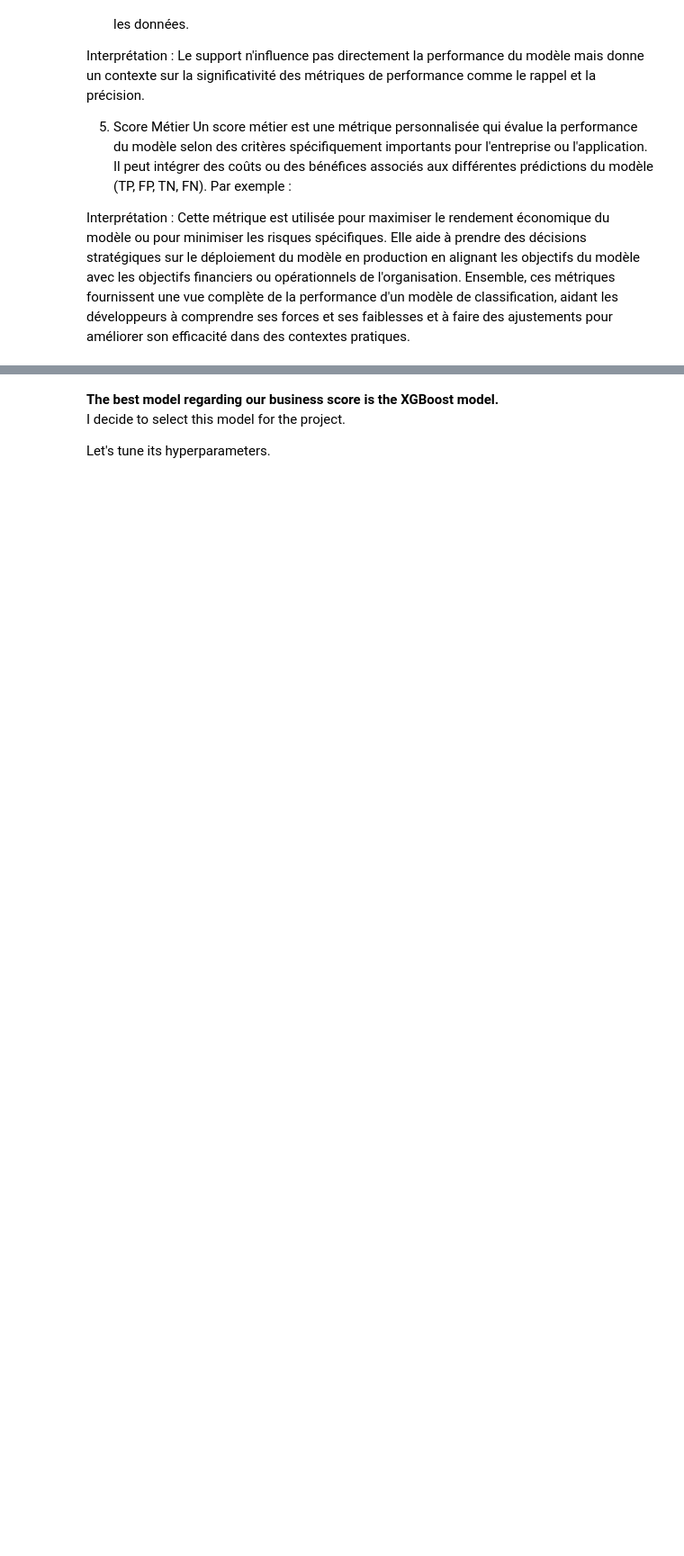
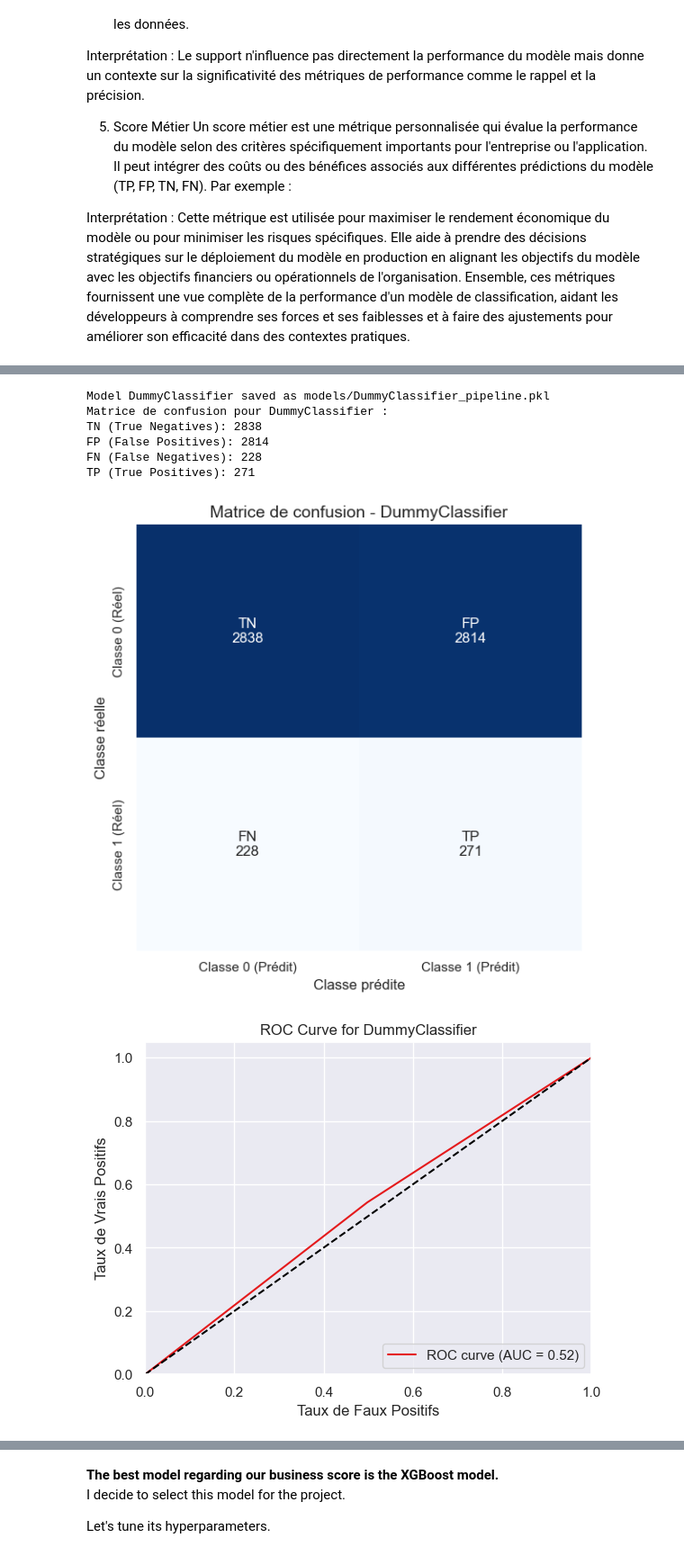
Before and after one commit to githublaure/oc_projet_7, a Jupyter notebook: notebooks/3-modelling.ipynb, the cells around one changed output, grey strips where cells are left out. Shown at 90% size. Drawn from its saved outputs; the diff is of its cells as text; code cells hidden in the pictures; blank space fills up the shorter version.

Commit message:
added sample datasets for train and new test data, updated modeeling notebook

```diff
--- a/notebooks/3-modelling.ipynb
+++ b/notebooks/3-modelling.ipynb
@@ -299,11 +400,11 @@ Missing values = 37539165 (20.11%)
 # %% [markdown]
 I fill the missing values with a simple imputer.
 # %%
-# Create imputer
+"""# Create imputer
 imp_mean = SimpleImputer(missing_values=np.nan, strategy='mean')
 
 # Fit to data
 imp_mean.fit(features)
 
 # Transform data
-features_fill = imp_mean.transform(features)
+features_fill = imp_mean.transform(features)"""
@@ -312,5 +415,5 @@ features_fill = imp_mean.transform(features)
 # %% [markdown]
 I split the data into training and testing sets.
 # %%
-# Split dataset (filled)
-x_train, x_test, y_train, y_test = train_test_split(features_fill, target, train_size=TRAIN_SIZE, random_state=RANDOM_STATE)
+"""# Split dataset (filled)
+x_train, x_test, y_train, y_test = train_test_split(features_fill, target, train_size=TRAIN_SIZE, random_state=RANDOM_STATE)"""
@@ -380,0 +603,4 @@ def fbeta_scorer(beta=2):
+# %%
+model = LogisticRegression(solver='liblinear', random_state=42)
+model_name = 'LogisticRegression'
+beta, auc_score, accuracy, fbeta, clf_report, duration = train_and_log_model(model, model_name, data, betas=[0.5, 1, 2, 2.5])
@@ -501,27 +787 @@ def compute_roc_curve(y_true, y_pred_proba, model_name):
     return auc_score
-# %%
-
-# Fonction pour calculer les résultats de classification
-def compute_classification_results(model, model_name, x_test, y_test, beta=2):
-
-    # Prédire la probabilité de la classe 1 (défaut de remboursement)
-    y_pred_proba = model.predict_proba(x_test)[:,1]
-
-    # Prédire les classes
-    y_pred = model.predict(x_test)
-
-    # Afficher la matrice de confusion
-    display_confusion_matrix(y_test, y_pred, model_name=model_name)
-
-    # Tracer la courbe ROC et calculer le score AUC
-    auc_score = compute_roc_curve(y_test, y_pred_proba, model_name=model_name)
-
-    # Calculer le rapport de classification
-    clf_report = pd.DataFrame(classification_report(y_test, y_pred, output_dict=True)).transpose()
-    display(clf_report)
-
-    # Calculer le F-beta score
-    fbeta = fbeta_score(y_test, y_pred, beta=beta)
-    print(f"F-beta score (beta={beta}) =", fbeta)
-
-    return fbeta, auc_score, clf_report
@@ -527,0 +987,5 @@ def compute_classification_results(model, model_name, x_test, y_test, beta=2):
+# %%
+dummy_model = DummyClassifier(strategy='stratified', random_state=42)
+dummy_name = 'DummyClassifier'
+dummy_auc, dummy_accuracy, dummy_fbeta, dummy_report, dummy_duration = train_and_log_model(dummy_model, dummy_name, data)
+# %% [output]
@@ -527,0 +993,8 @@ def compute_classification_results(model, model_name, x_test, y_test, beta=2):
+Model DummyClassifier saved as models/DummyClassifier_pipeline.pkl
+Matrice de confusion pour DummyClassifier :
+TN (True Negatives): 2838
+FP (False Positives): 2814
+FN (False Negatives): 228
+TP (True Positives): 271
+[figure, added]
+[figure, added]
```
Also changed, not shown: parts of 174 cells of this notebook, 1 other file.
